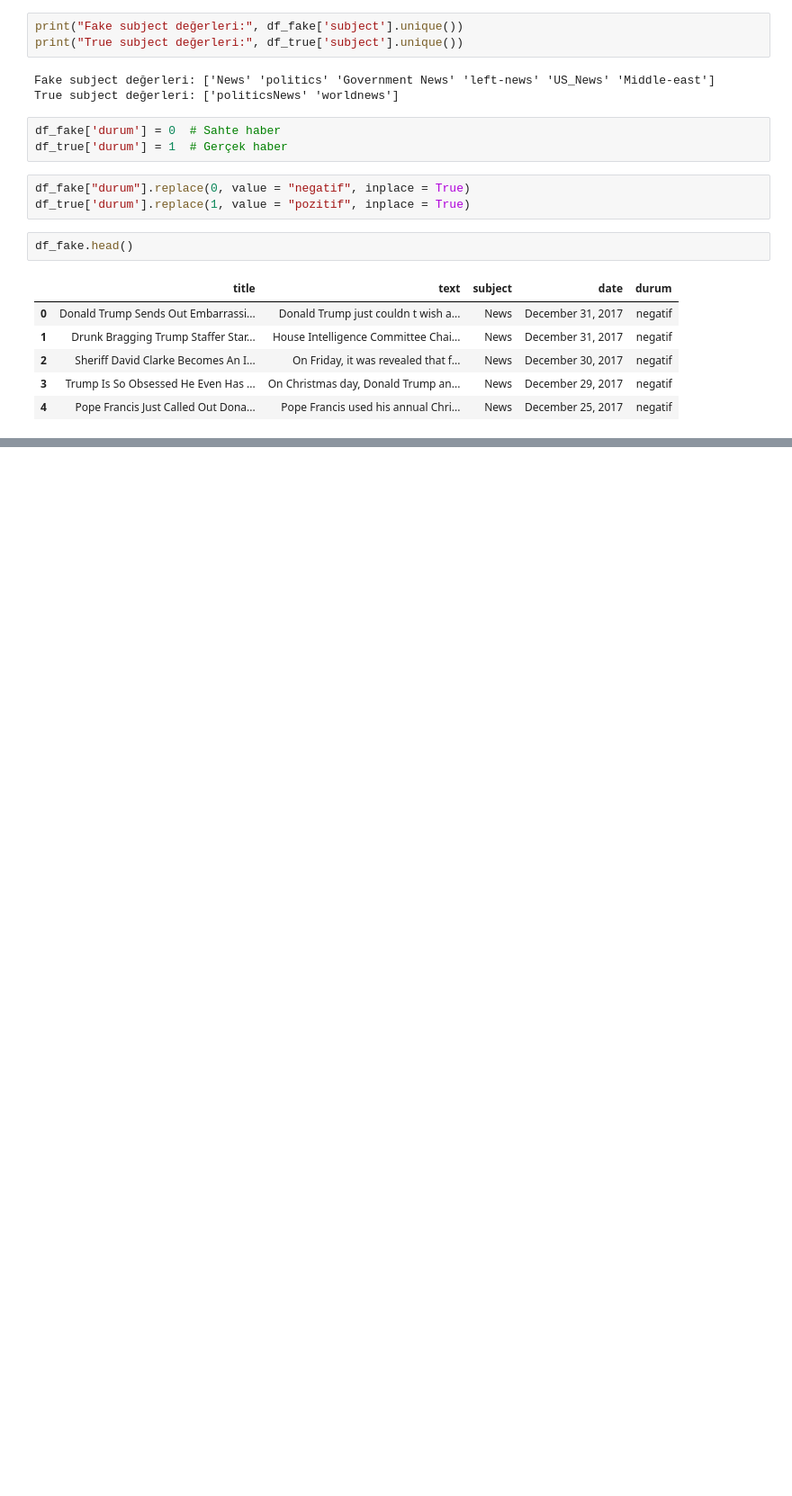
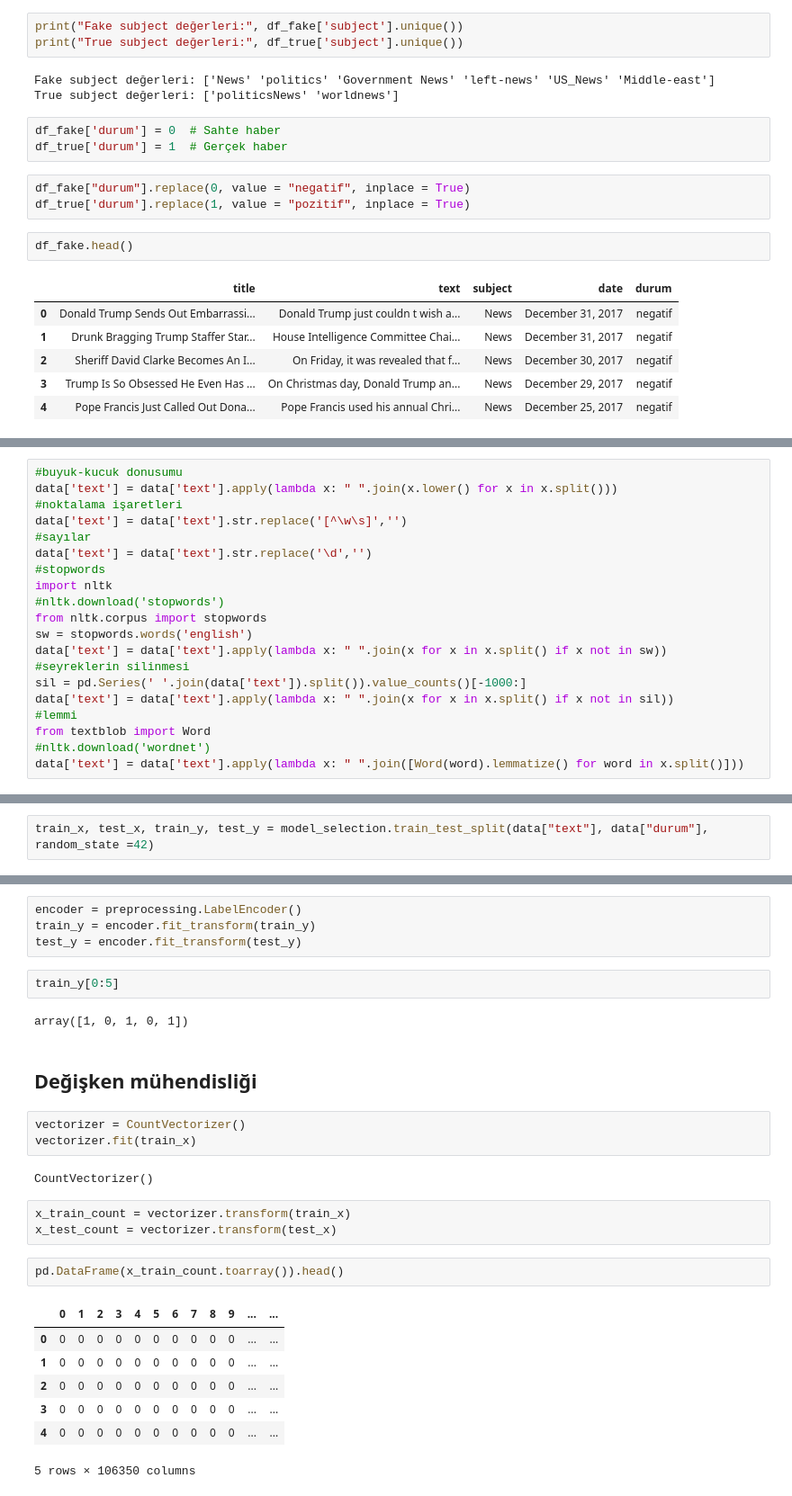
Before and after one commit to humeyragok/Fake_true_news, a Jupyter notebook: Untitled.ipynb, the cells around one changed output, grey strips where cells are left out. Shown at 90% size. Saved outputs shown, nothing was run; the diff lists cells and outputs as text; blank space fills up the shorter version.

Commit message:
Metin ön işleme ve değişken mühendisliği yapıldı.

```diff
--- a/Untitled.ipynb
+++ b/Untitled.ipynb
@@ -142,0 +169,20 @@ df_fake.head()
+# %%
+#buyuk-kucuk donusumu
+data['text'] = data['text'].apply(lambda x: " ".join(x.lower() for x in x.split()))
+#noktalama işaretleri
+data['text'] = data['text'].str.replace('[^\w\s]','')
+#sayılar
+data['text'] = data['text'].str.replace('\d','')
+#stopwords
+import nltk
+#nltk.download('stopwords')
+from nltk.corpus import stopwords
+sw = stopwords.words('english')
+data['text'] = data['text'].apply(lambda x: " ".join(x for x in x.split() if x not in sw))
+#seyreklerin silinmesi
+sil = pd.Series(' '.join(data['text']).split()).value_counts()[-1000:]
+data['text'] = data['text'].apply(lambda x: " ".join(x for x in x.split() if x not in sil))
+#lemmi
+from textblob import Word
+#nltk.download('wordnet')
+data['text'] = data['text'].apply(lambda x: " ".join([Word(word).lemmatize() for word in x.split()]))
@@ -142,0 +200,2 @@ df_fake.head()
+# %%
+train_x, test_x, train_y, test_y = model_selection.train_test_split(data["text"], data["durum"], random_state =42)
@@ -142,0 +211,28 @@ df_fake.head()
+# %%
+encoder = preprocessing.LabelEncoder()
+train_y = encoder.fit_transform(train_y)
+test_y = encoder.fit_transform(test_y)
+# %%
+train_y[0:5]
+# %% [output]
+array([1, 0, 1, 0, 1])
+# %% [markdown]
+## Değişken mühendisliği
+# %%
+vectorizer = CountVectorizer()
+vectorizer.fit(train_x)
+# %% [output]
+CountVectorizer()
+# %%
+x_train_count = vectorizer.transform(train_x)
+x_test_count = vectorizer.transform(test_x)
+# %%
+pd.DataFrame(x_train_count.toarray()).head()
+# %% [output]
+|  | 0 | 1 | 2 | 3 | 4 | 5 | 6 | 7 | 8 | 9 | ... | ... |
+| 0 | 0 | 0 | 0 | 0 | 0 | 0 | 0 | 0 | 0 | 0 | ... | ... |
+| 1 | 0 | 0 | 0 | 0 | 0 | 0 | 0 | 0 | 0 | 0 | ... | ... |
+| 2 | 0 | 0 | 0 | 0 | 0 | 0 | 0 | 0 | 0 | 0 | ... | ... |
+| 3 | 0 | 0 | 0 | 0 | 0 | 0 | 0 | 0 | 0 | 0 | ... | ... |
+| 4 | 0 | 0 | 0 | 0 | 0 | 0 | 0 | 0 | 0 | 0 | ... | ... |
+5 rows × 106350 columns
```
Also changed, not shown: parts of 17 cells of this notebook.
